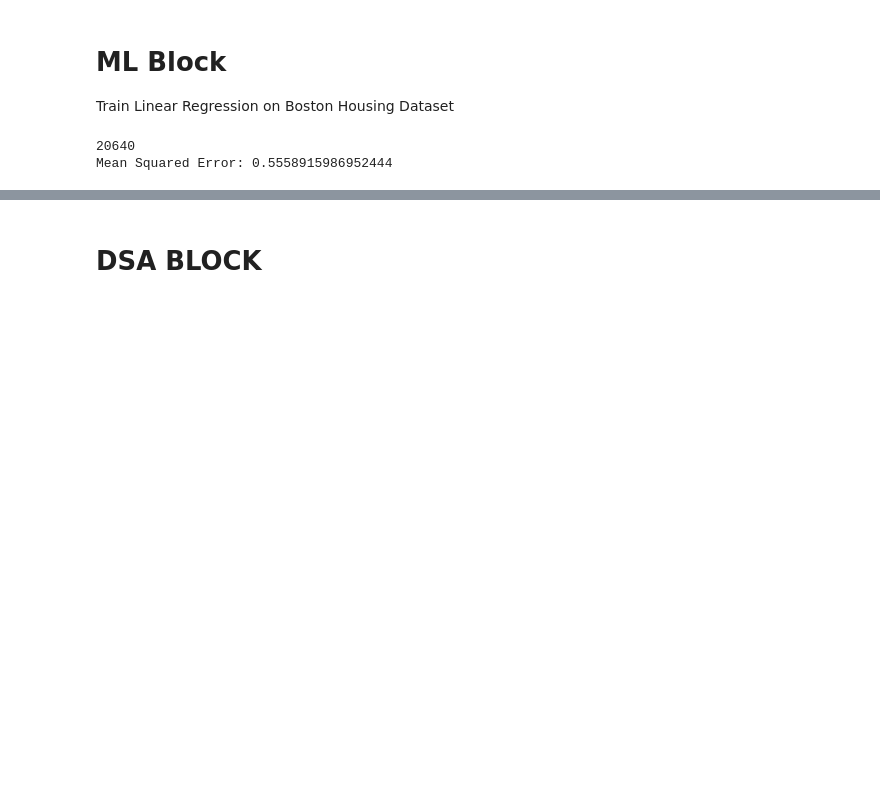
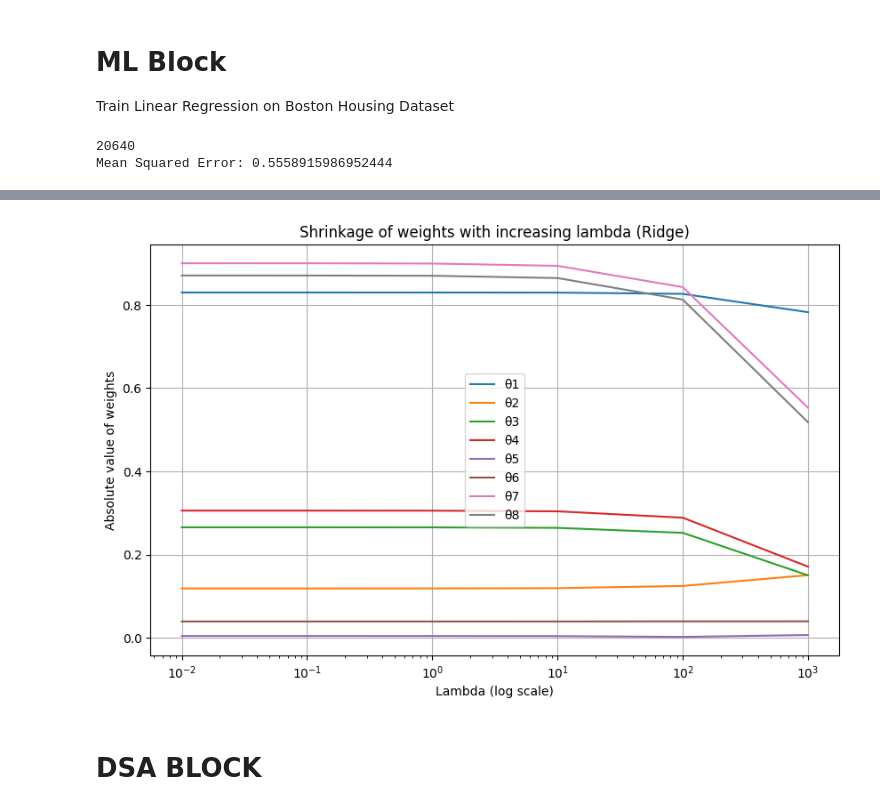
Before and after one commit to ani-anvesh/MLEngineerPrep, a Jupyter notebook: ML_Engineer_Journey_Day_2.ipynb, the cells around one changed output, grey strips where cells are left out. Saved outputs shown, nothing was run; the diff lists cells and outputs as text; code cells hidden in the pictures; blank space fills up the shorter version.

```diff
--- a/ML_Engineer_Journey_Day_2.ipynb
+++ b/ML_Engineer_Journey_Day_2.ipynb
@@ -38,3 +39,12 @@ print("Mean Squared Error:", mse)
 # %% [output]
 20640
 Mean Squared Error: 0.5558915986952444
+# %%
+# adding L2 Regularization manually
+# 8. Manually add L2 regularization
+lambda_reg = 1.0
+l2_penalty = np.sum(theta_best[1:]**2)  # exclude bias term
+loss_with_l2 = mse + lambda_reg * l2_penalty
+
+print("MSE without regularization:", mse)
+print("Loss with manual L2 regularization:", loss_with_l2)
@@ -41,3 +97,47 @@ Mean Squared Error: 0.5558915986952444
+# %%
+import numpy as np
+import matplotlib.pyplot as plt
+from sklearn.datasets import fetch_california_housing
+
+# Load and normalize data
+data = fetch_california_housing()
+X = data.data
+y = data.target
+X = (X - X.mean(axis=0)) / X.std(axis=0)
+X_b = np.c_[np.ones((X.shape[0], 1)), X]  # Add bias term
+
+# Lambda values
+lambda_values = [0.01, 0.1, 1, 10, 100, 1000]
+theta_history = []
+
+# Compute weights for each lambda
+for lambda_reg in lambda_values:
+    # Compute theta using normal equation (with regularization)
+    # Regularization matrix (don't regularize the bias term)
+    n = X_b.shape[1]
+    L2_matrix = np.eye(n)
+    L2_matrix[0, 0] = 0  # Don't penalize bias term
+
+    theta_ridge = np.linalg.inv(X_b.T @ X_b + lambda_reg * L2_matrix) @ X_b.T @ y
+    theta_history.append(theta_ridge)
+
+# Convert list to array
+theta_history = np.array(theta_history)
+
+# Plot shrinkage of weights (excluding bias term)
+plt.figure(figsize=(10, 6))
+for i in range(1, theta_history.shape[1]):  # Skip bias term
+    plt.plot(lambda_values, np.abs(theta_history[:, i]), label=f'θ{i}')
+
+plt.xscale('log')
+plt.xlabel('Lambda (log scale)')
+plt.ylabel('Absolute value of weights')
+plt.title('Shrinkage of weights with increasing lambda (Ridge)')
+plt.legend()
+plt.grid(True)
+plt.show()
+# %% [output]
+[figure, added]
 # %% [markdown]
 # **DSA BLOCK**
 # %%
```
Also changed, not shown: parts of 3 cells of this notebook.
